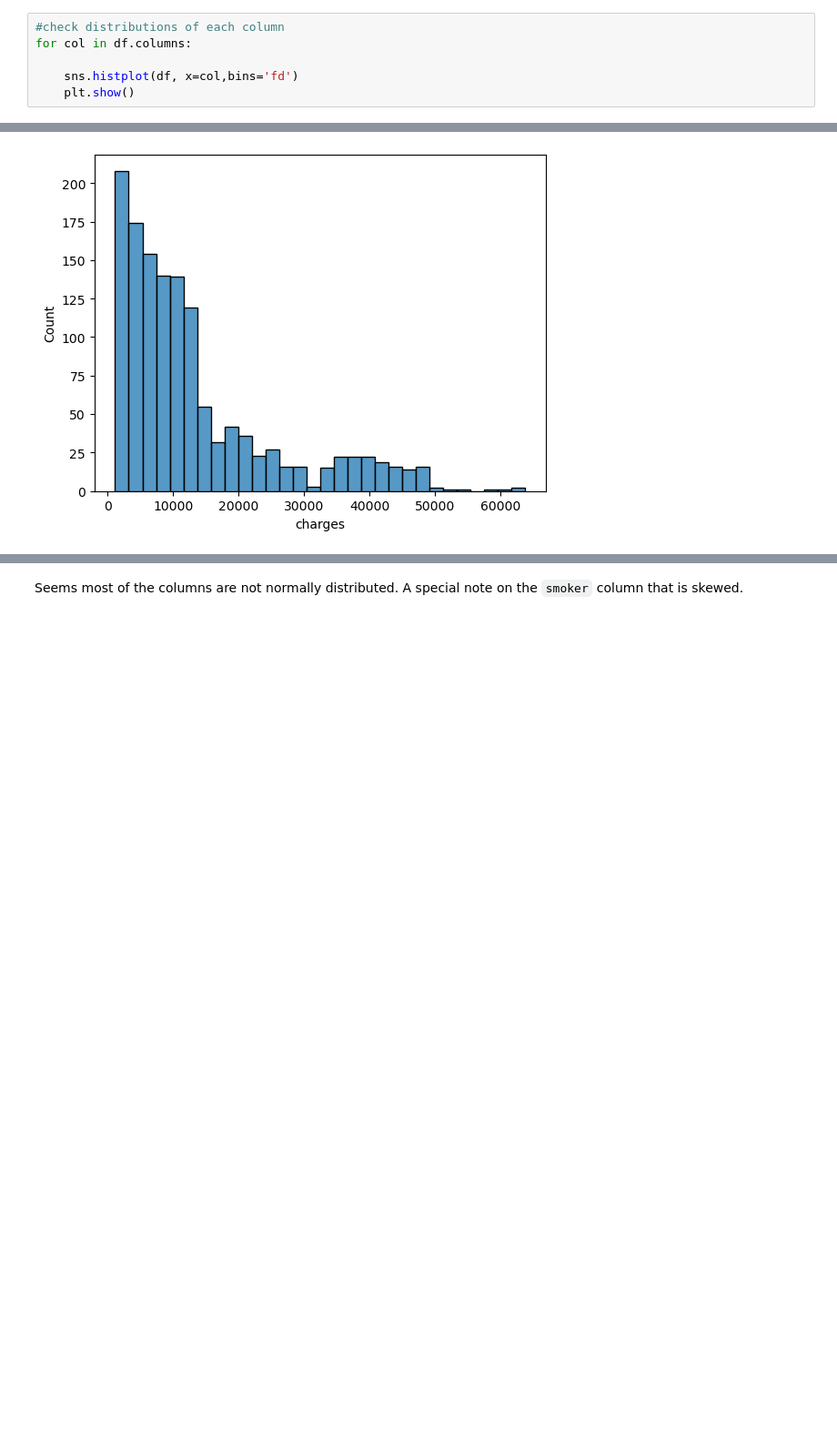
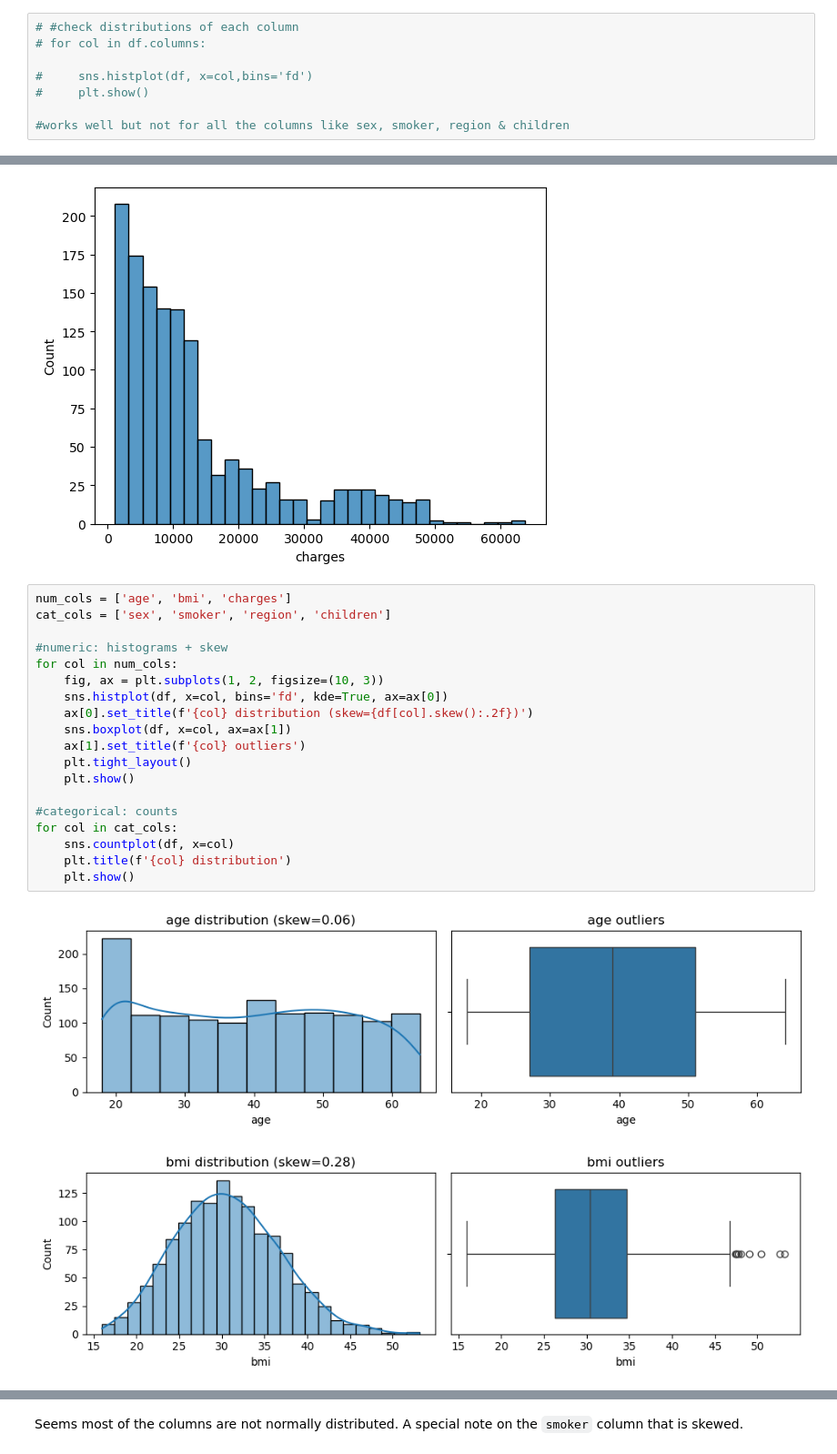
Before and after one commit to MarwaBrian/insurance_charges_prediction, a Jupyter notebook: underwriting.ipynb, the cells around one changed output, grey strips where cells are left out. Shown at 91% size. Drawn from its saved outputs; the diff is of its cells as text; blank space fills up the shorter version.

Commit message:
updated univariate analysis with better plots

```diff
--- a/underwriting.ipynb
+++ b/underwriting.ipynb
@@ -127,11 +127,13 @@ plt.show()
 # %% [output]
 [figure]
 # %%
-#check distributions of each column
-for col in df.columns:
+# #check distributions of each column
+# for col in df.columns:
 
-    sns.histplot(df, x=col,bins='fd')
-    plt.show()
+#     sns.histplot(df, x=col,bins='fd')
+#     plt.show()
+
+#works well but not for all the columns like sex, smoker, region & children
 # %% [output]
 [figure]
 [figure]
@@ -140,3 +142,25 @@ for col in df.columns:
 [figure]
 [figure]
 [figure]
+# %%
+num_cols = ['age', 'bmi', 'charges']
+cat_cols = ['sex', 'smoker', 'region', 'children']
+
+#numeric: histograms + skew
+for col in num_cols:
+    fig, ax = plt.subplots(1, 2, figsize=(10, 3))
+    sns.histplot(df, x=col, bins='fd', kde=True, ax=ax[0])
+    ax[0].set_title(f'{col} distribution (skew={df[col].skew():.2f})')
+    sns.boxplot(df, x=col, ax=ax[1])
+    ax[1].set_title(f'{col} outliers')
+    plt.tight_layout()
+    plt.show()
+
+#categorical: counts
+for col in cat_cols:
+    sns.countplot(df, x=col)
+    plt.title(f'{col} distribution')
+    plt.show()
+# %% [output]
+[figure, added]
+[figure, added]
```
Also changed, not shown: parts of 2 cells of this notebook.
